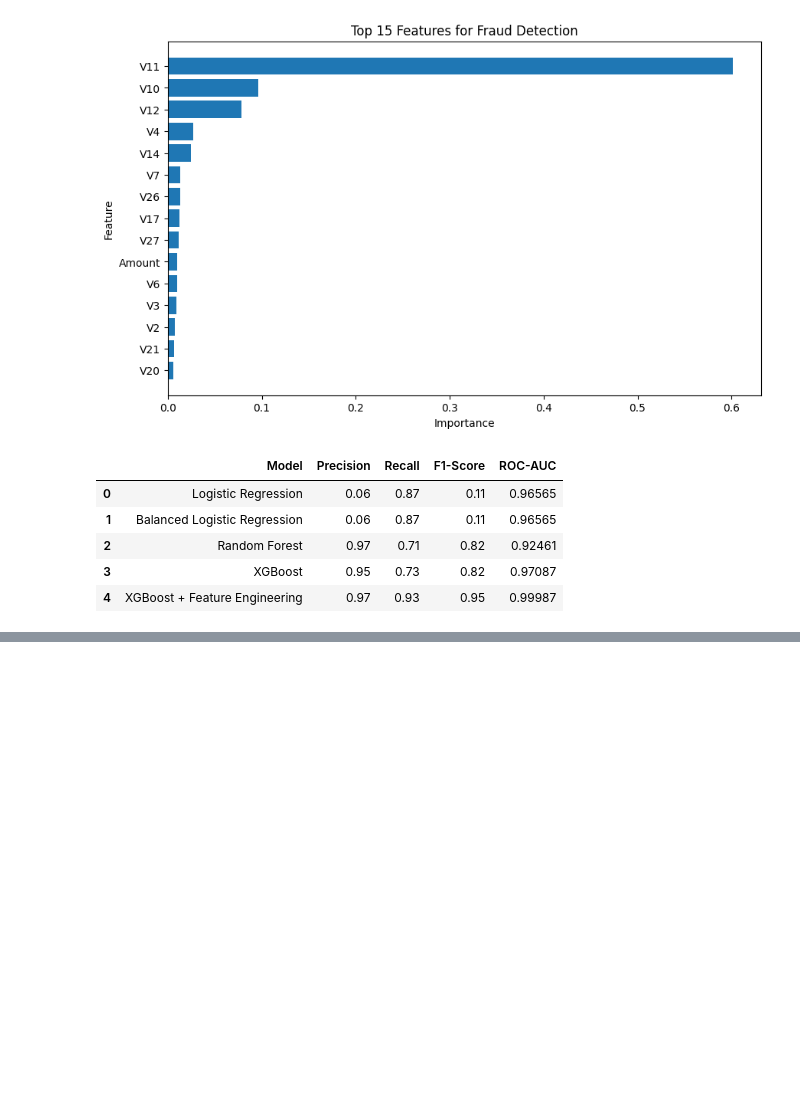
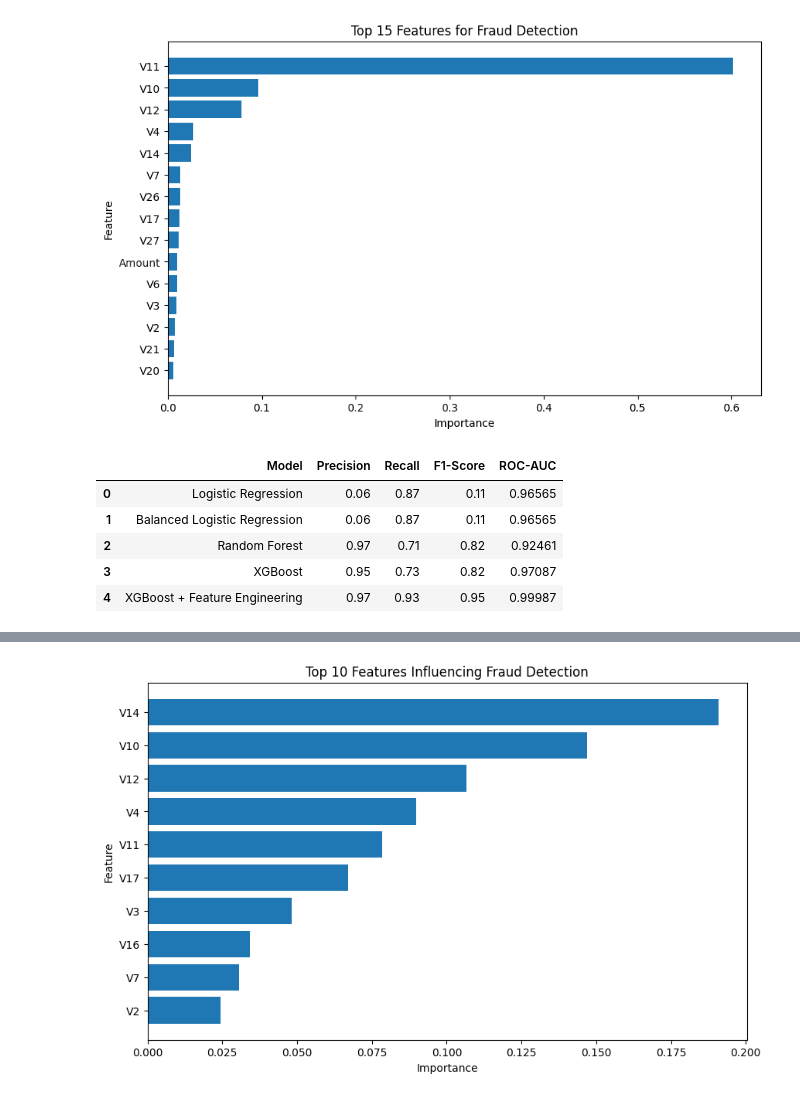
Before and after one commit to katholevidya07/transaction-fraud-detection, a Jupyter notebook: transaction_fraud_detection.ipynb.ipynb, the cells around one changed output, grey strips where cells are left out. Saved outputs shown, nothing was run; the diff lists cells and outputs as text; code cells hidden in the pictures; blank space fills up the shorter version.

```diff
--- a/transaction_fraud_detection.ipynb.ipynb
+++ b/transaction_fraud_detection.ipynb.ipynb
@@ -1198,0 +1205,11 @@ comparison
+# %%
+from sklearn.preprocessing import StandardScaler
+
+scaler_new = StandardScaler()
+
+X_train_scaled_new = scaler_new.fit_transform(X_train)
+X_test_scaled_new = scaler_new.transform(X_test)
+
+print("New features scaled successfully!")
+print("Training data:", X_train_scaled_new.shape)
+print("Testing data:", X_test_scaled_new.shape)
@@ -1198,0 +1283,13 @@ comparison
+# %%
+from sklearn.ensemble import RandomForestClassifier
+
+rf_model = RandomForestClassifier(
+    n_estimators=100,
+    class_weight='balanced',
+    random_state=42,
+    n_jobs=-1
+)
+
+rf_model.fit(X_train, y_train)
+
+print("Random Forest trained successfully!")
@@ -1198,0 +1337,10 @@ comparison
+# %%
+import pandas as pd
+import matplotlib.pyplot as plt
+
+feature_importance = pd.DataFrame({
+    'Feature': X_train.columns,
+    'Importance': rf_model.feature_importances_
+}).sort_values(by='Importance', ascending=False)
+
+feature_importance.head(10)
@@ -1198,0 +1359,13 @@ comparison
+# %%
+# Plot top 10 features
+top_features = feature_importance.head(10)
+
+plt.figure(figsize=(10, 6))
+plt.barh(top_features['Feature'], top_features['Importance'])
+plt.xlabel('Importance')
+plt.ylabel('Feature')
+plt.title('Top 10 Features Influencing Fraud Detection')
+plt.gca().invert_yaxis()
+plt.show()
+# %% [output]
+[figure, added]
```
Also changed, not shown: parts of 54 cells of this notebook.
